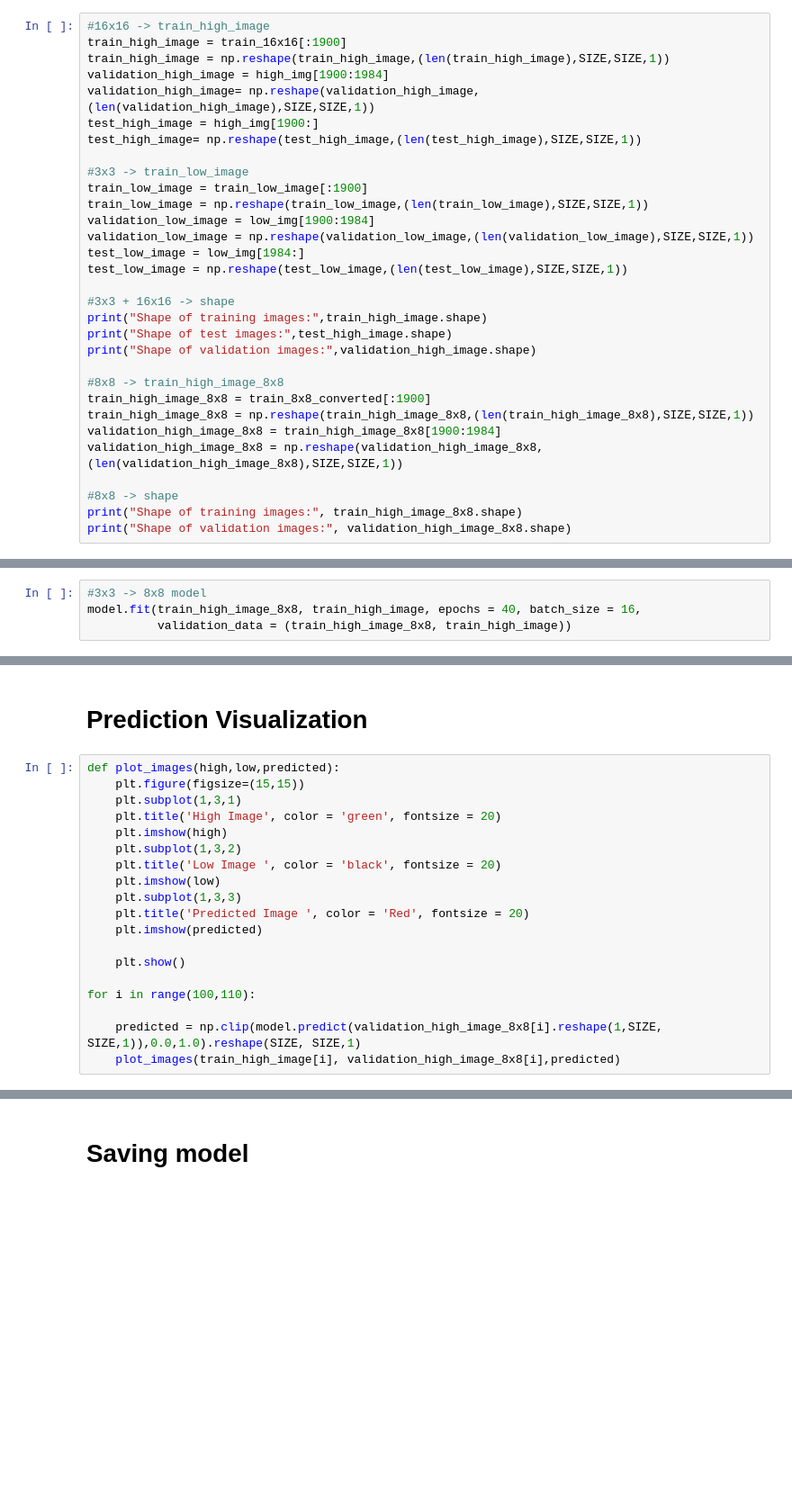
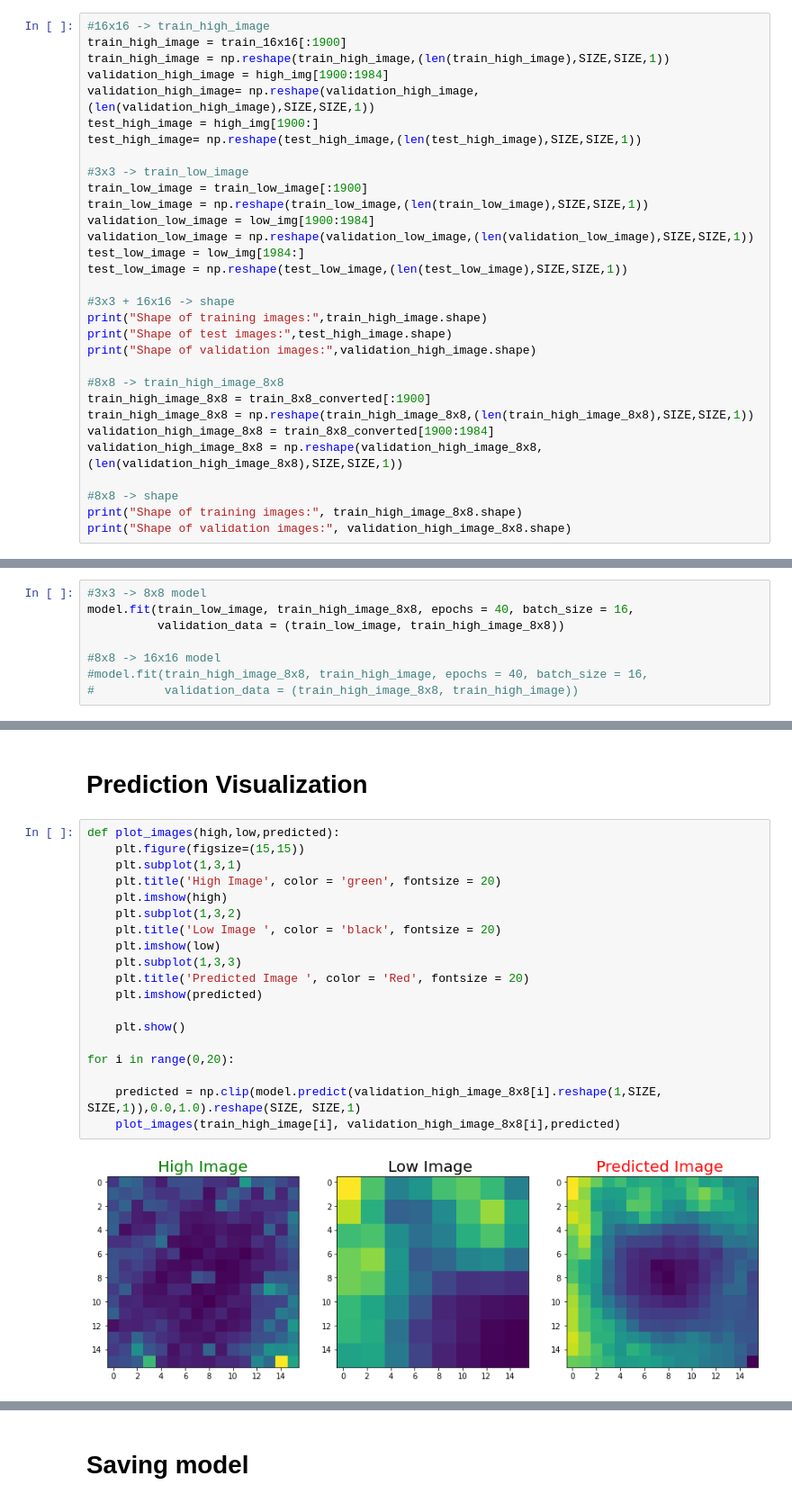
Before and after one commit to LAGER-Colab/impactful-weather, a Jupyter notebook: notebooks/low-resolution-images-to-high-resolution.ipynb, the cells around one changed output, grey strips where cells are left out. Shown: that part at 90% size. Cells and saved outputs as stored; diff of their text form; blank space fills up the shorter version.

```diff
--- a/notebooks/low-resolution-images-to-high-resolution.ipynb
+++ b/notebooks/low-resolution-images-to-high-resolution.ipynb
@@ -286,7 +246,7 @@ print("Shape of validation images:",validation_high_image.shape)
 #8x8 -> train_high_image_8x8
 train_high_image_8x8 = train_8x8_converted[:1900]
 train_high_image_8x8 = np.reshape(train_high_image_8x8,(len(train_high_image_8x8),SIZE,SIZE,1))
-validation_high_image_8x8 = train_high_image_8x8[1900:1984]
+validation_high_image_8x8 = train_8x8_converted[1900:1984]
 validation_high_image_8x8 = np.reshape(validation_high_image_8x8,(len(validation_high_image_8x8),SIZE,SIZE,1))
 
 #8x8 -> shape
@@ -369,7 +328,11 @@ model.compile(optimizer = tf.keras.optimizers.Adam(learning_rate = 0.0001), loss
 # Fitting model
 # %%
 #3x3 -> 8x8 model
-model.fit(train_high_image_8x8, train_high_image, epochs = 40, batch_size = 16,
-          validation_data = (train_high_image_8x8, train_high_image))
+model.fit(train_low_image, train_high_image_8x8, epochs = 40, batch_size = 16,
+          validation_data = (train_low_image, train_high_image_8x8))
+
+#8x8 -> 16x16 model
+#model.fit(train_high_image_8x8, train_high_image, epochs = 40, batch_size = 16,
+#          validation_data = (train_high_image_8x8, train_high_image))
 # %% [output]
 Epoch 1/40
@@ -395,20 +347,21 @@ Epoch 40/40
 # %%
 def plot_images(high,low,predicted):
     plt.figure(figsize=(15,15))
     plt.subplot(1,3,1)
     plt.title('High Image', color = 'green', fontsize = 20)
     plt.imshow(high)
     plt.subplot(1,3,2)
     plt.title('Low Image ', color = 'black', fontsize = 20)
     plt.imshow(low)
     plt.subplot(1,3,3)
     plt.title('Predicted Image ', color = 'Red', fontsize = 20)
     plt.imshow(predicted)
 
     plt.show()
 
-for i in range(100,110):
+for i in range(0,20):
 
     predicted = np.clip(model.predict(validation_high_image_8x8[i].reshape(1,SIZE, SIZE,1)),0.0,1.0).reshape(SIZE, SIZE,1)
     plot_images(train_high_image[i], validation_high_image_8x8[i],predicted)
 # %% [output]
+[figure, added]
```
Also changed, not shown: parts of 7 cells of this notebook.
